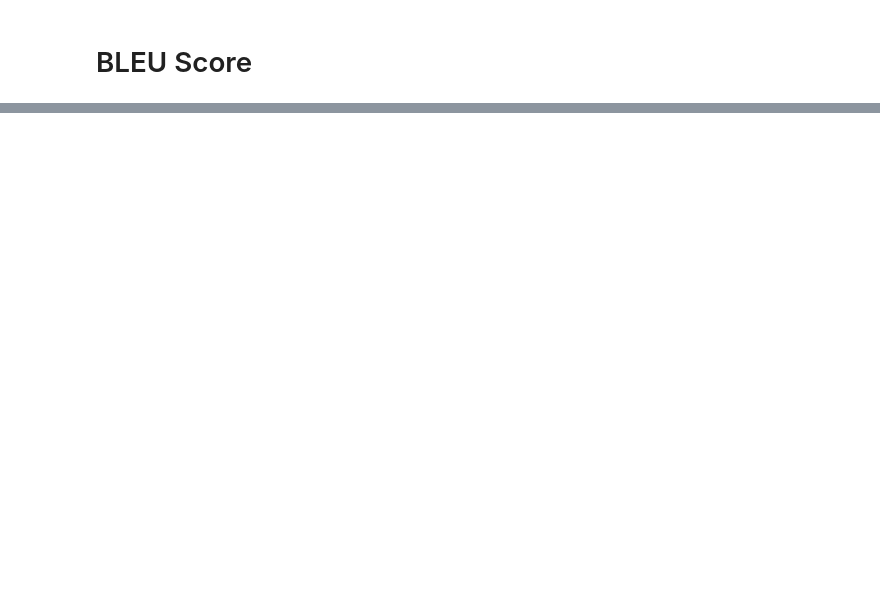
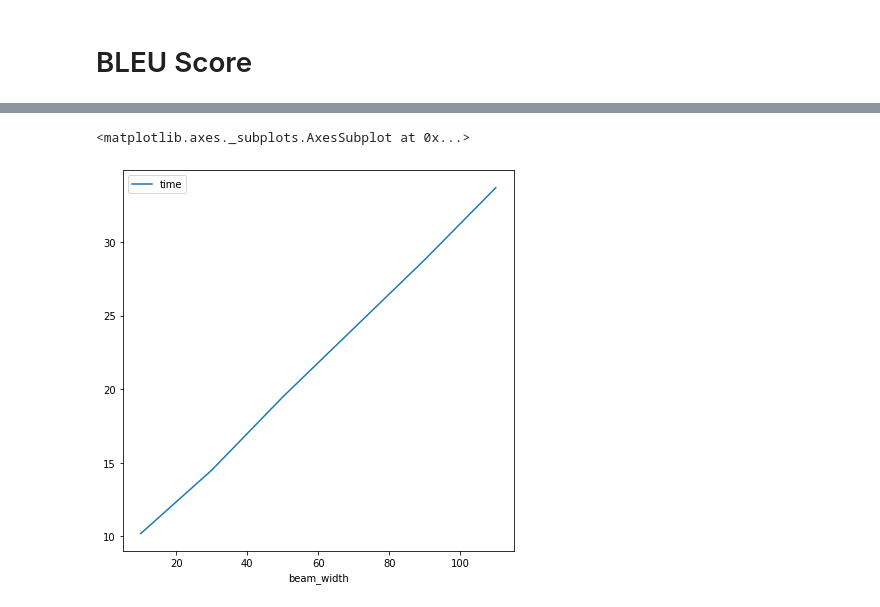
Before and after one commit to MchlUh/NLP---Text-Translation, a Jupyter notebook: Experiments/NLP_3_EXP_1.ipynb, the cells around one changed output, grey strips where cells are left out. Cells and saved outputs as stored; diff of their text form; code cells hidden in the pictures; blank space fills up the shorter version.

```diff
--- a/Experiments/NLP_3_EXP_1.ipynb
+++ b/Experiments/NLP_3_EXP_1.ipynb
@@ -911,0 +927,5 @@ results_df.to_csv('/content/drive/My Drive/DSBA/Colab Notebooks/results_max_leng
+# %%
+results_df[['time']].plot(figsize=(7,7))
+# %% [output]
+<matplotlib.axes._subplots.AxesSubplot at 0x...>
+[figure, added]
```
Also changed, not shown: parts of 16 cells of this notebook.
